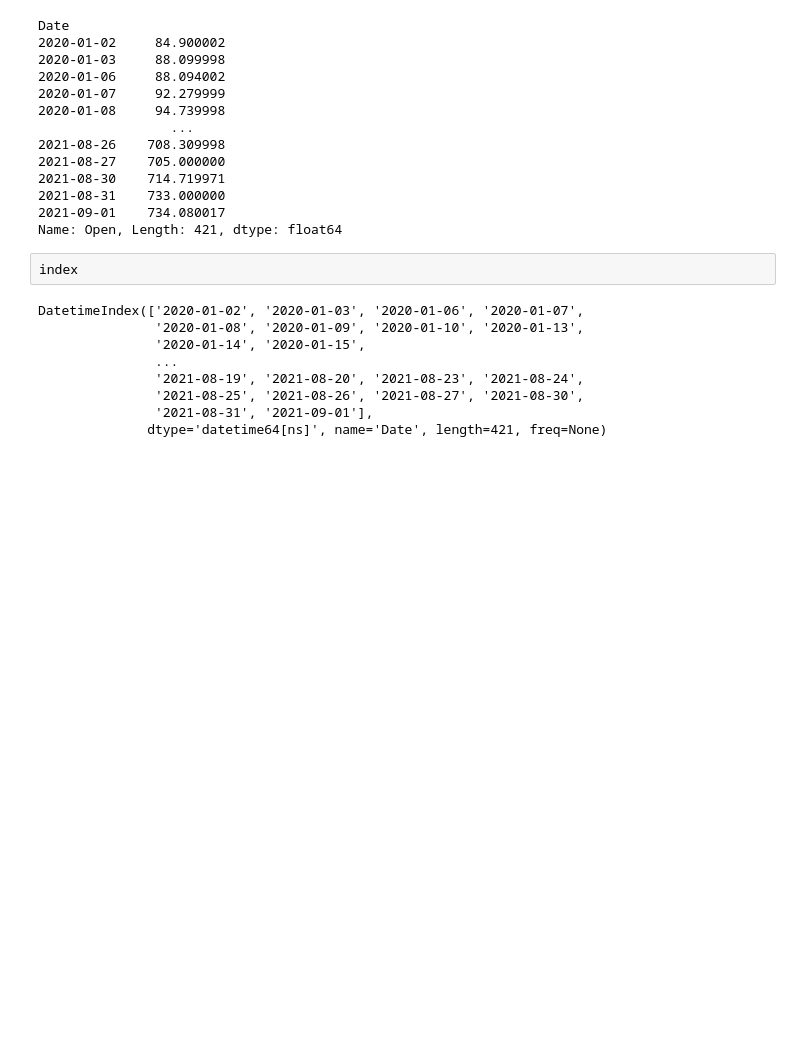
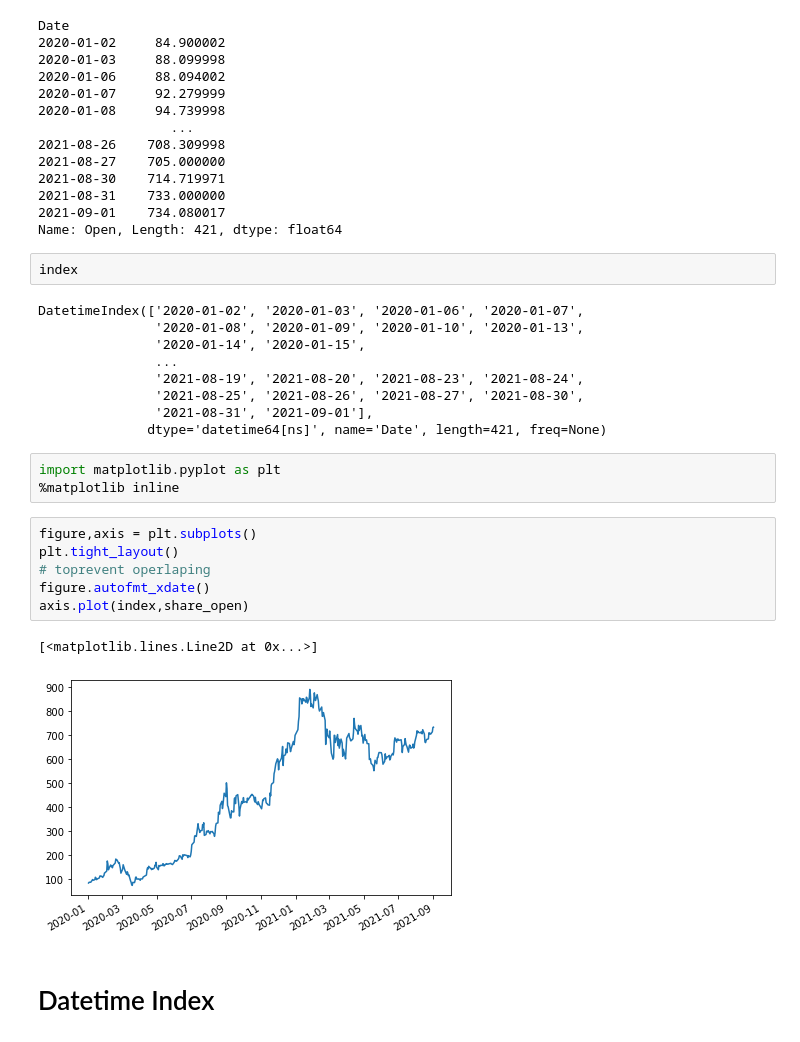
Before and after one commit to veerandra7/time_series_full_with_implementation, a Jupyter notebook: 01_time_series_eda.ipynb, the cells around one changed output. Saved outputs shown, nothing was run; the diff lists cells and outputs as text; blank space fills up the shorter version.

```diff
--- a/01_time_series_eda.ipynb
+++ b/01_time_series_eda.ipynb
@@ -134,3 +121,17 @@ DatetimeIndex(['2020-01-02', '2020-01-03', '2020-01-06', '2020-01-07',
                '2021-08-25', '2021-08-26', '2021-08-27', '2021-08-30',
                '2021-08-31', '2021-09-01'],
               dtype='datetime64[ns]', name='Date', length=421, freq=None)
+# %%
+import matplotlib.pyplot as plt
+%matplotlib inline
+# %%
+figure,axis = plt.subplots()
+plt.tight_layout()
+# toprevent operlaping
+figure.autofmt_xdate()
+axis.plot(index,share_open)
+# %% [output]
+[<matplotlib.lines.Line2D at 0x...>]
+[figure, added]
+# %% [markdown]
+# Datetime Index
```
Also changed, not shown: parts of 10 cells of this notebook.
